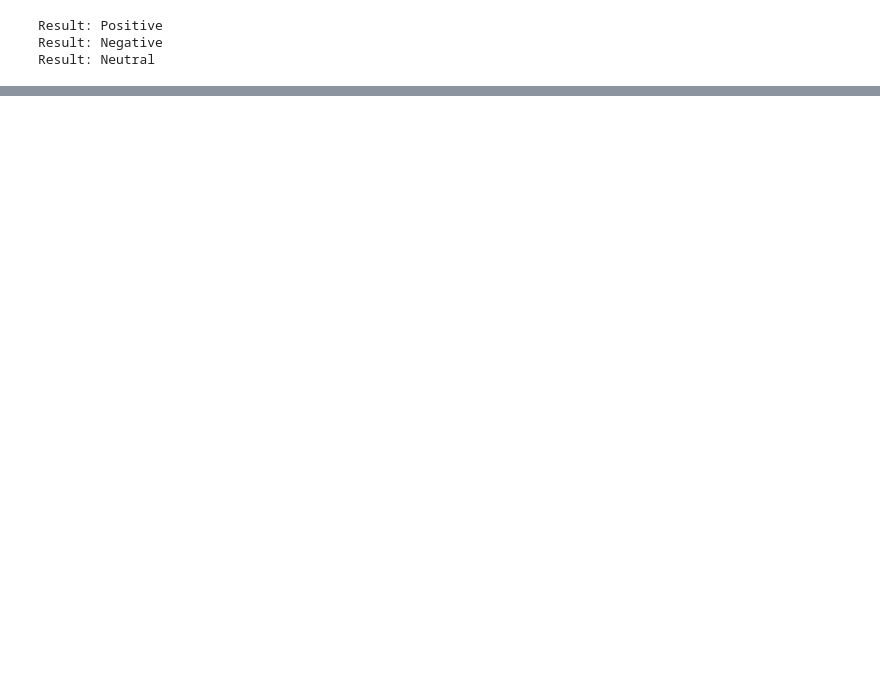
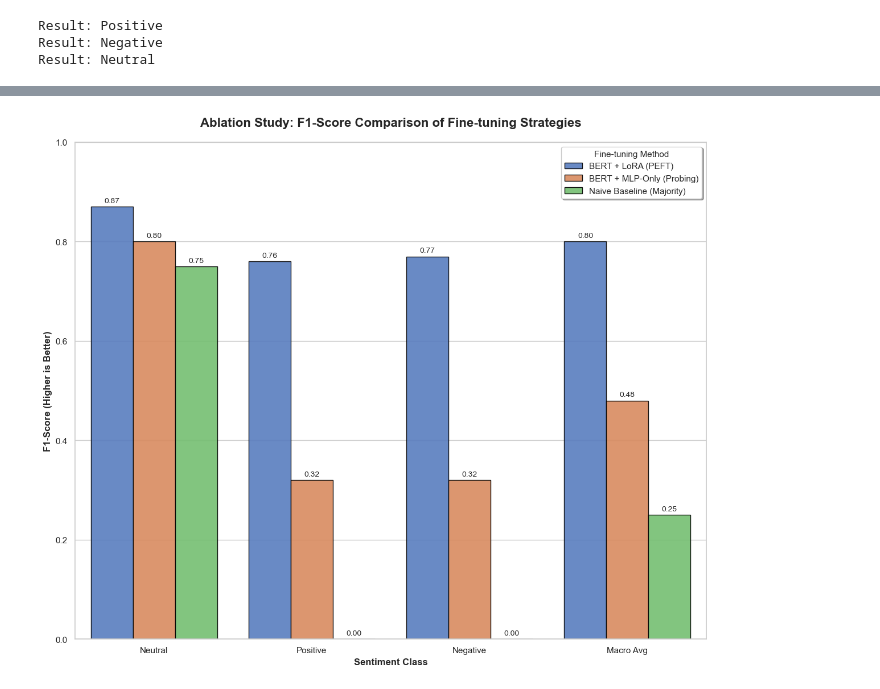
Before and after one commit to yzmyyds/NTU_EE7207, a Jupyter notebook: Assignments/A2/src/train_experiments.ipynb, the cells around one changed output, grey strips where cells are left out. Drawn from its saved outputs; the diff is of its cells as text; code cells hidden in the pictures; blank space fills up the shorter version.

```diff
--- a/Assignments/A2/src/train_experiments.ipynb
+++ b/Assignments/A2/src/train_experiments.ipynb
@@ -121,0 +321,86 @@ Result: Neutral
+# %%
+import matplotlib.pyplot as plt
+import numpy as np
+import pandas as pd
+import seaborn as sns
+
+# ==========================================
+# 1. 核心机理：定义实验数据
+# 这些数据直接来源于你跑出的 classification_report 输出。
+# 我们提取每个类别的 F1-Score 进行直观对比。
+# ==========================================
+
+# 类别名称 (X轴标签)
+categories = ['Neutral', 'Positive', 'Negative', 'Macro Avg']
+
+# --- 实验组 A: BERT + LoRA (Rank=8) ---
+# 机理：通过低秩矩阵注入，微调了 BERT 内部的 Attention 机制，语义表达能力强。
+lora_f1 = [0.87, 0.76, 0.77, 0.80]
+
+# --- 实验组 B: BERT + MLP-Only (消融实验) ---
+# 机理：冻结 BERT Backbone，仅训练随机初始化的分类头。
+# 表现出明显的 Majority Class Bias（Neutral Recall=0.99，但极难区分正负面）。
+mlp_f1 = [0.80, 0.32, 0.32, 0.48]
+
+# --- 基准组 C: Naive Baseline (全猜 Neutral) ---
+# 机理：完全不学习，直接根据测试集类别分布进行朴素预测。
+naive_f1 = [0.75, 0.00, 0.00, 0.25]
+
+
+# ==========================================
+# 2. 数据处理：构建 Pandas DataFrame
+# ==========================================
+data = {
+    'Category': categories * 3,
+    'F1-Score': lora_f1 + mlp_f1 + naive_f1,
+    'Method': ['BERT + LoRA (PEFT)'] * 4 + ['BERT + MLP-Only (Probing)'] * 4 + ['Naive Baseline (Majority)'] * 4
+}
+df = pd.DataFrame(data)
+
+
+# ==========================================
+# 3. 绘图：生成 Grouped Bar Chart
+# ==========================================
+
+# 设置 Seaborn 主题，使图表具备学术风格
+sns.set_theme(style="whitegrid", palette="muted")
+
+# 创建画布
+plt.figure(figsize=(12, 10))
+
+# 绘制分组柱状图
+# x: 情感类别, y: F1分数, hue: 不同的微调方法
+chart = sns.barplot(
+    data=df,
+    x='Category',
+    y='F1-Score',
+    hue='Method',
+    edgecolor='black', # 添加边框增强对比
+    alpha=0.9         # 稍微调整透明度
+)
+
+# ==========================================
+# 4. 图表美化与标注 (加分项)
+# ==========================================
+
+# 添加标题和坐标轴标签 (使用英文，适合 Assignment 报告)
+plt.title('Ablation Study: F1-Score Comparison of Fine-tuning Strategies', fontsize=16, fontweight='bold', pad=20)
+plt.ylabel('F1-Score (Higher is Better)', fontsize=12, fontweight='bold')
+plt.xlabel('Sentiment Class', fontsize=12, fontweight='bold')
+
+# 设置 Y 轴范围为 0 到 1.0
+plt.ylim(0, 1.0)
+
+# 在柱状图上方添加具体数值标注
+for container in chart.containers:
+    chart.bar_label(container, fmt='%.2f', label_type='edge', padding=3, fontsize=10)
+
+# 调整图例位置，避免遮挡数据
+plt.legend(title='Fine-tuning Method', title_fontsize='11', loc='upper right', frameon=True, shadow=True)
+
+# 优化布局，防止标签切断
+plt.tight_layout()
+plt.savefig('../fig/ablation_study_f1_comparison.png', dpi=300) # 保存高分辨率图像
+plt.show()
+# %% [output]
+[figure, added]
```
Also changed, not shown: parts of 7 cells of this notebook, 9 other files.
